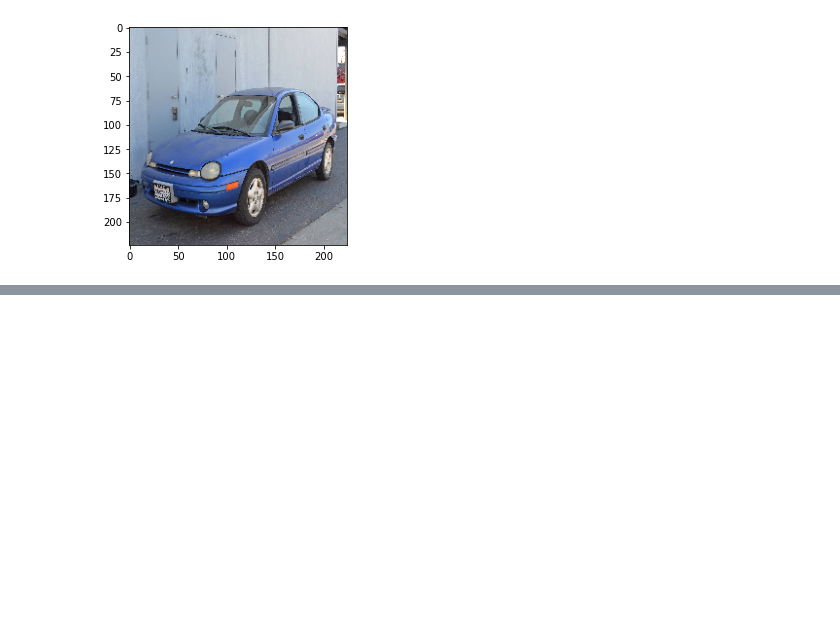
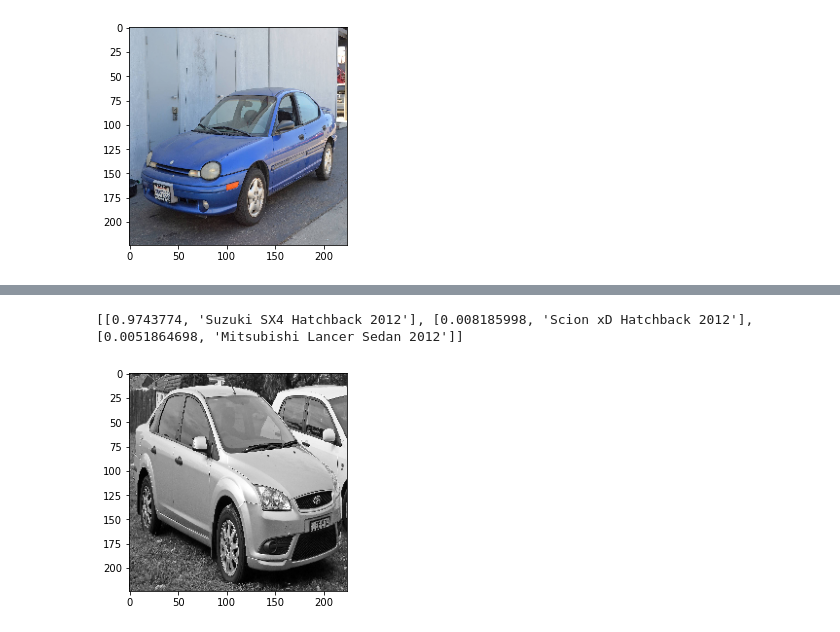
Before and after one commit to Pavlockk/data2020P4, a Jupyter notebook: KP_2.ipynb, the cells around one changed output, grey strips where cells are left out. Cells and saved outputs as stored; diff of their text form; code cells hidden in the pictures; blank space fills up the shorter version.

```diff
--- a/KP_2.ipynb
+++ b/KP_2.ipynb
@@ -531,0 +542,5 @@ predictColor('plymouth')
+# %%
+predictGray('ford')
+# %% [output]
+[[0.9743774, 'Suzuki SX4 Hatchback 2012'], [0.008185998, 'Scion xD Hatchback 2012'], [0.0051864698, 'Mitsubishi Lancer Sedan 2012']]
+[figure, added]
```
Also changed, not shown: parts of 4 cells of this notebook, 1 other file.
